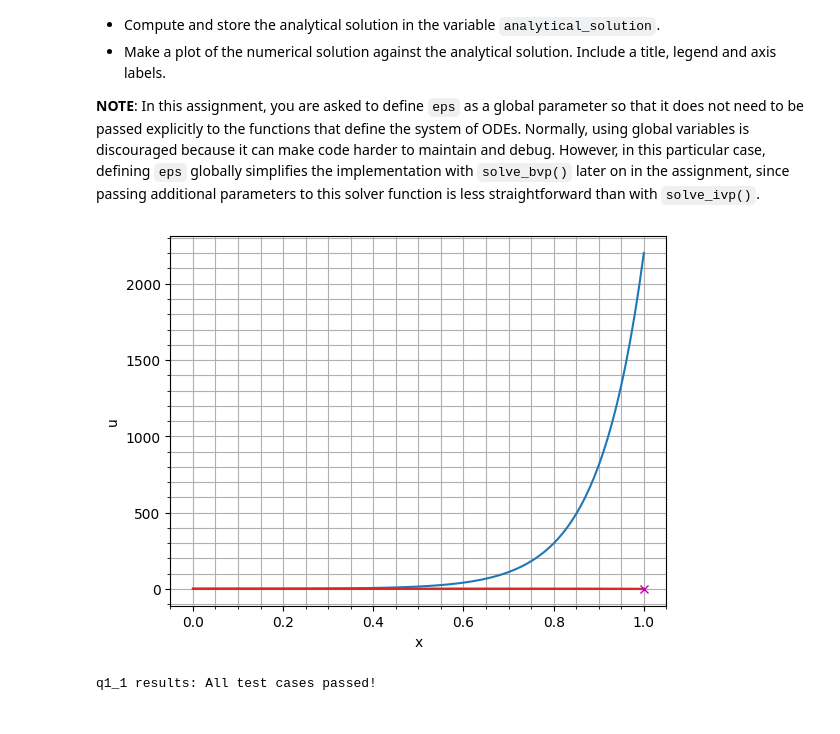
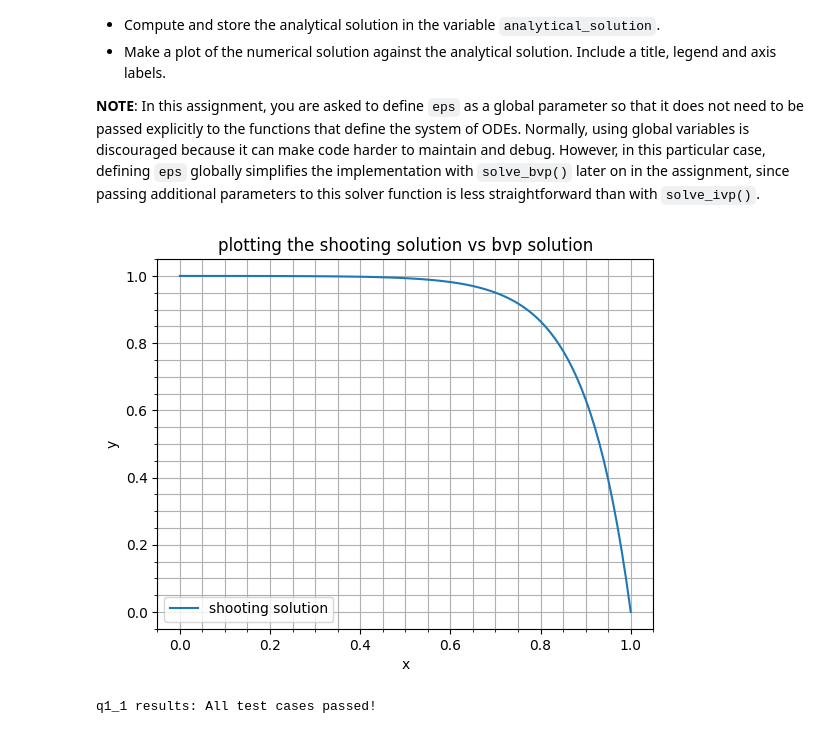
Before and after one commit to Xikiee/computational_practicum, a Jupyter notebook: assignments/Assignment_Q1_L7.ipynb, the cells around one changed output. Saved outputs shown, nothing was run; the diff lists cells and outputs as text; code cells hidden in the pictures.

```diff
--- a/assignments/Assignment_Q1_L7.ipynb
+++ b/assignments/Assignment_Q1_L7.ipynb
@@ -212,41 +212,49 @@ for i in range(1,max_iter):
    guess.append(guess[i]+delta_y)
 
    # ---- Step 6 ----
    new_sol = scipy.integrate.solve_ivp(ode_system,(x[0],x[-1]),[u0,guess[i+1]],t_eval = x)
    y.append(new_sol.y[0])
 
 
 # Extract shooting solution
 shooting_solution = y[-1]
 
 # Analytical solution
 def analytical_sol(x:np.ndarray,e:float)->np.ndarray:
    """
    This function defines the analytical solution to the differential equation in Eq.1.
    The function takes the following terms:
 
 
    And the function returns the u(x) in an np.ndarray format.
    """
    numerator= np.exp(x/e) - np.exp(1/e)
    denominator = 1- np.exp(1/e)
    return numerator/denominator
 
 
 analytical_solution = analytical_sol(x,e)
 
 # Plot results
-fig = plt.figure()
-for i, y_i in enumerate(y):
-   plt.plot(x,y_i,label= f"y_{i}")
-plt.plot(u0, u1, label = 'boundary conditions', linestyle = "", marker = 'x', color = "m")
+# fig = plt.figure()
+# for i, y_i in enumerate(y):
+#    plt.plot(x,y_i,label= f"y_{i}")
+# plt.plot(u0, u1, label = 'boundary conditions', linestyle = "", marker = 'x', color = "m")
+# plt.xlabel('x')
+# plt.ylabel('u')
+# plt.minorticks_on()
+# plt.grid(which= 'both')
+# plt.show()
+plt.plot(x, shooting_solution, label = "shooting solution")
+plt.minorticks_on()
+plt.grid(which='both')
+plt.legend()
 plt.xlabel('x')
-plt.ylabel('u')
-plt.minorticks_on()
-plt.grid(which= 'both')
+plt.ylabel('y')
+plt.title('plotting the shooting solution vs bvp solution')
 plt.show()
 # %% [output]
-[figure, old version]
+[figure, new version]
 # %%
 grader.check("q1_1")
 # %% [output]
```
Also changed, not shown: parts of 9 cells of this notebook.
